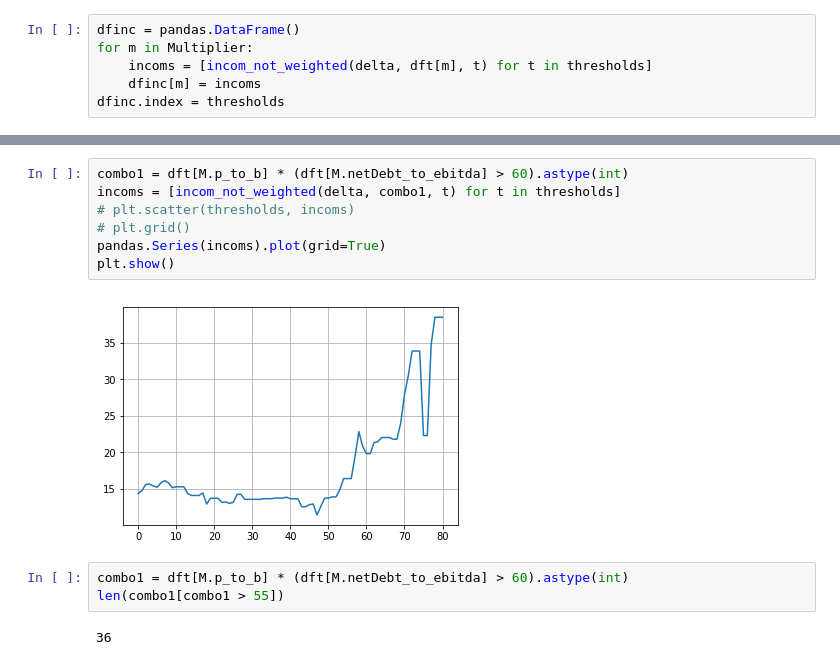
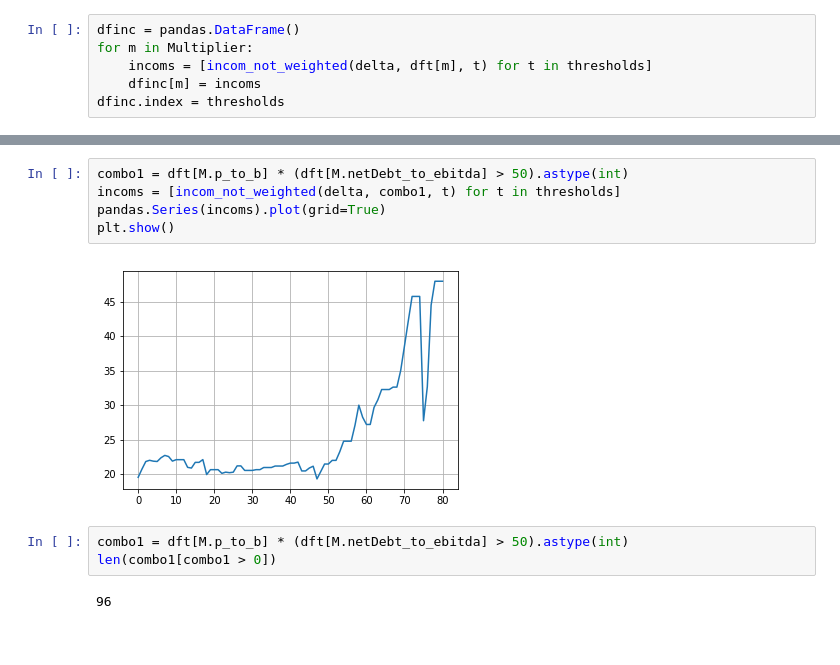
Before and after one commit to griddic/shares_analysis, a Jupyter notebook: predict_on_transformed_multipliers.ipynb, the cells around one changed output, grey strips where cells are left out. Drawn from its saved outputs; the diff is of its cells as text.

```diff
--- a/predict_on_transformed_multipliers.ipynb
+++ b/predict_on_transformed_multipliers.ipynb
@@ -45,14 +45,12 @@ plt.show()
 # %%
-combo1 = dft[M.p_to_b] * (dft[M.netDebt_to_ebitda] > 60).astype(int)
+combo1 = dft[M.p_to_b] * (dft[M.netDebt_to_ebitda] > 50).astype(int)
 incoms = [incom_not_weighted(delta, combo1, t) for t in thresholds]
-# plt.scatter(thresholds, incoms)
-# plt.grid()
 pandas.Series(incoms).plot(grid=True)
 plt.show()
 # %% [output]
-[figure, old version]
+[figure, new version]
 # %%
-combo1 = dft[M.p_to_b] * (dft[M.netDebt_to_ebitda] > 60).astype(int)
-len(combo1[combo1 > 55])
+combo1 = dft[M.p_to_b] * (dft[M.netDebt_to_ebitda] > 50).astype(int)
+len(combo1[combo1 > 0])
 # %% [output]
-36
+96
```
Also changed, not shown: parts of 6 cells of this notebook, 10 other files.
